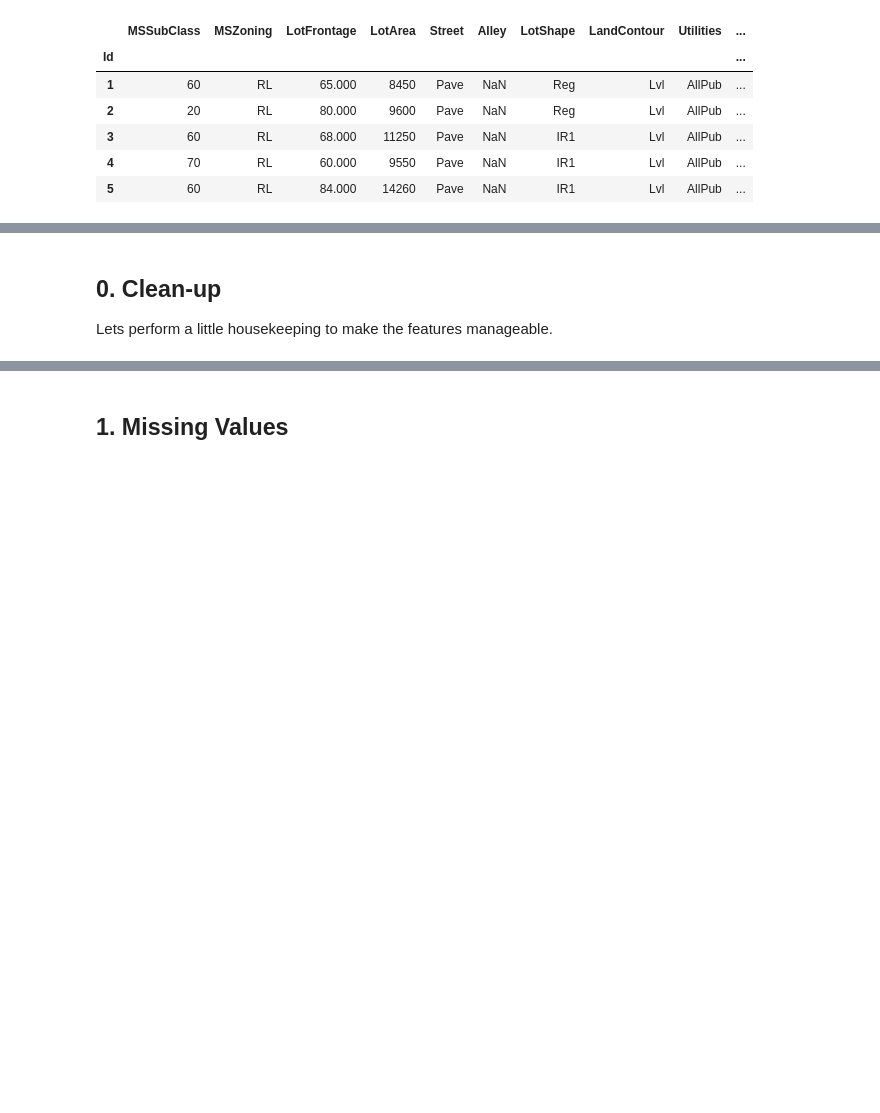
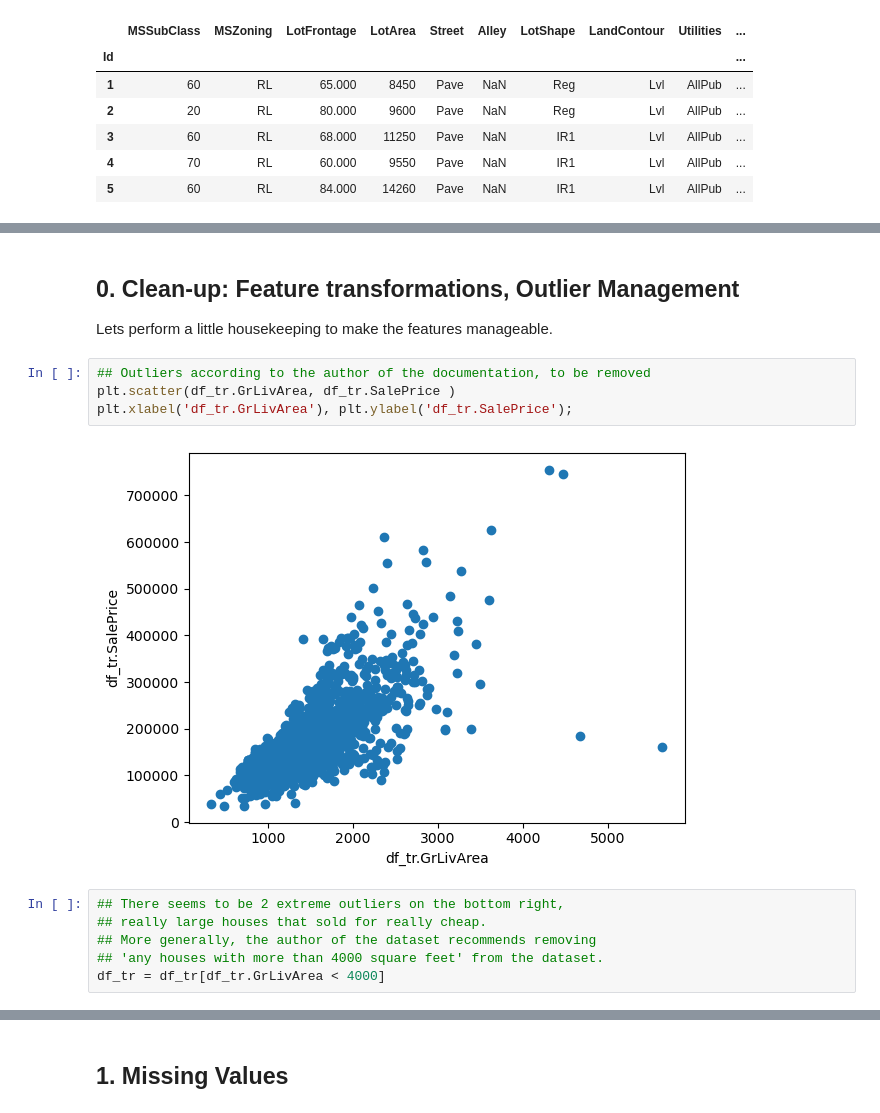
Before and after one commit to hantablack9/House-Price-Prediction-kaggle, a Jupyter notebook: 2. Feature Engineering: House Price Prediction: .ipynb, the cells around one changed output, grey strips where cells are left out. Saved outputs shown, nothing was run; the diff lists cells and outputs as text; blank space fills up the shorter version.

Commit message:
Kaggle Notebook | 2. Feature Engineering: House Price Prediction: | Version 9

```diff
--- a/2. Feature Engineering: House Price Prediction: .ipynb
+++ b/2. Feature Engineering: House Price Prediction: .ipynb
@@ -91,4 +599,16 @@ df_t.head()
 # %% [markdown]
-## 0. Clean-up
+## 0. Clean-up: Feature transformations, Outlier Management
 
 Lets perform a little housekeeping to make the features manageable.
+# %%
+## Outliers according to the author of the documentation, to be removed
+plt.scatter(df_tr.GrLivArea, df_tr.SalePrice )
+plt.xlabel('df_tr.GrLivArea'), plt.ylabel('df_tr.SalePrice');
+# %% [output]
+[figure, added]
+# %%
+## There seems to be 2 extreme outliers on the bottom right,
+## really large houses that sold for really cheap.
+## More generally, the author of the dataset recommends removing
+## 'any houses with more than 4000 square feet' from the dataset.
+df_tr = df_tr[df_tr.GrLivArea < 4000]
```
Also changed, not shown: parts of 23 cells of this notebook.
